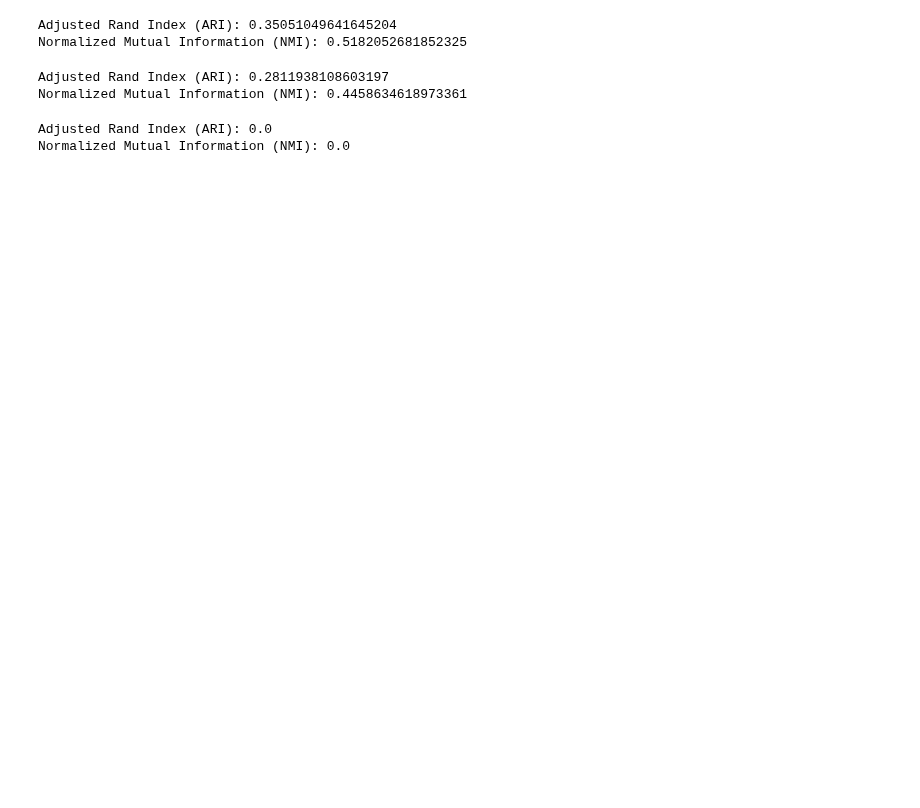
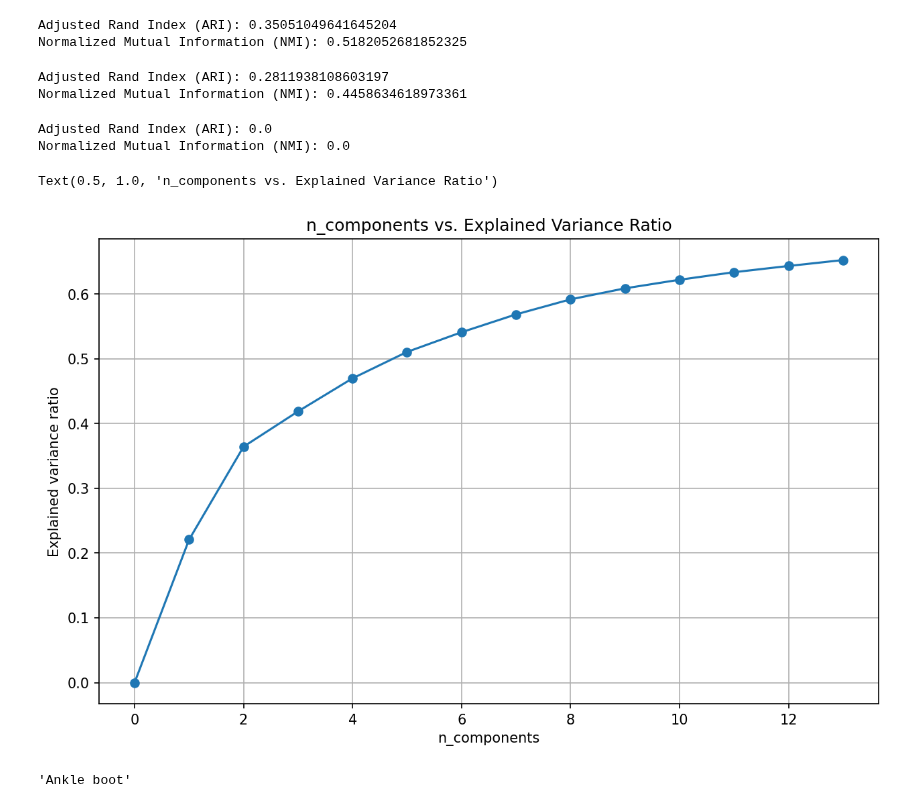
Before and after one commit to olesuv/homeworks-labs, a Jupyter notebook: machine-learning-tools/lab-7.ipynb, the cells around one changed output. Drawn from its saved outputs; the diff is of its cells as text; code cells hidden in the pictures; blank space fills up the shorter version.

```diff
--- a/machine-learning-tools/lab-7.ipynb
+++ b/machine-learning-tools/lab-7.ipynb
@@ -92,3 +75,27 @@ print(f"Normalized Mutual Information (NMI): {nmi}")
 # %% [output]
 Adjusted Rand Index (ARI): 0.0
 Normalized Mutual Information (NMI): 0.0
+# %%
+import numpy as np
+import matplotlib.pyplot as plt
+from sklearn.decomposition import PCA
+
+
+nums = np.arange(14)
+var_ratio = []
+
+for num in nums:
+  pca = PCA(n_components=num)
+  pca.fit_transform(x_train)
+  pca.transform(x_test)
+  var_ratio.append(np.sum(pca.explained_variance_ratio_))
+
+plt.figure(figsize=(10, 6), dpi=150)
+plt.grid()
+plt.plot(nums,var_ratio,marker='o')
+plt.xlabel('n_components')
+plt.ylabel('Explained variance ratio')
+plt.title('n_components vs. Explained Variance Ratio')
+# %% [output]
+Text(0.5, 1.0, 'n_components vs. Explained Variance Ratio')
+[figure, added]
@@ -94,0 +109,17 @@ Normalized Mutual Information (NMI): 0.0
+# %%
+class_names = [
+    'T-shirt',
+    'Trouser',
+    'Pullover',
+    'Dress',
+    'Coat',
+    'Sandal',
+    'Shirt',
+    'Sneaker',
+    'Bag',
+    'Ankle boot'
+]
+
+class_names[int(y_train[0])]
+# %% [output]
+'Ankle boot'
```
Also changed, not shown: parts of 5 cells of this notebook.
